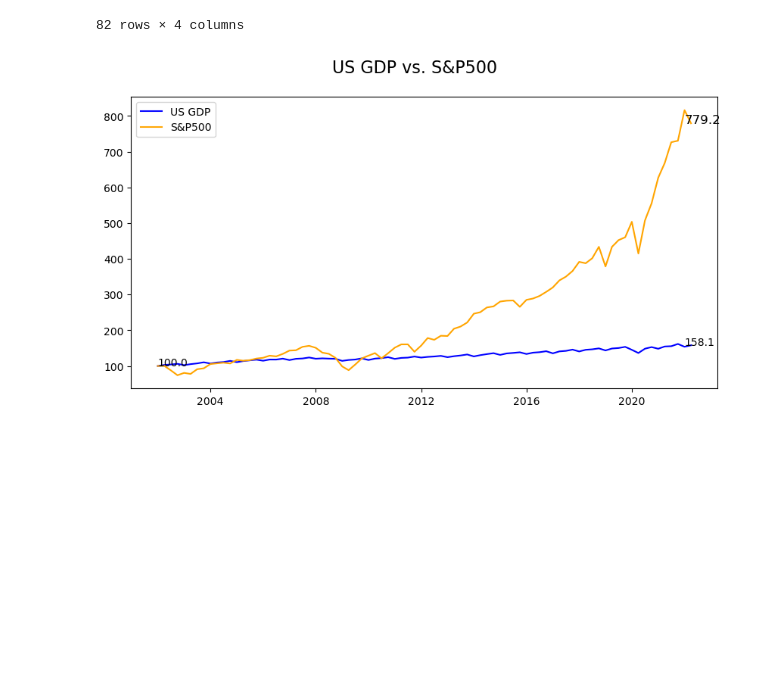
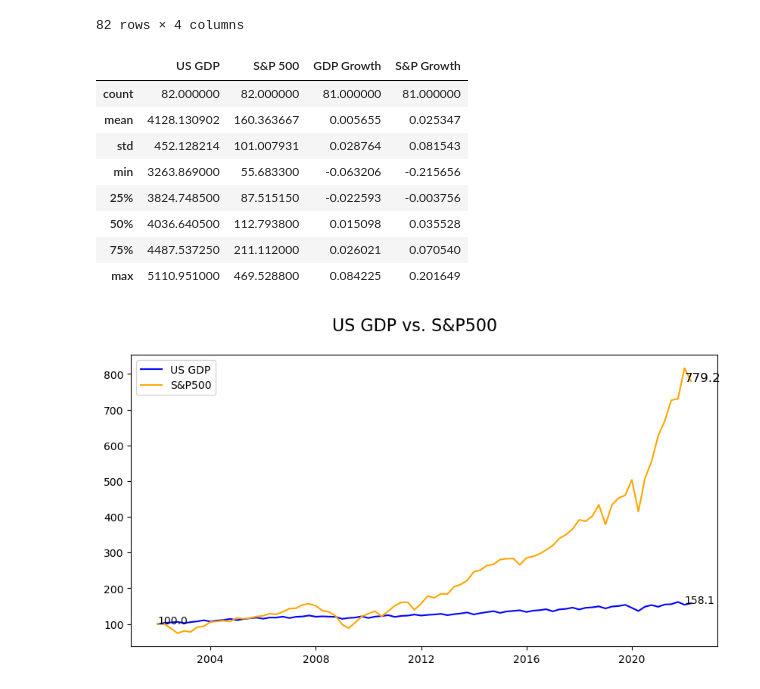
Before and after one commit to tillfurger/stock_vs_gdp, a Jupyter notebook: notebooks/data_analysis.ipynb, the cells around one changed output. Drawn from its saved outputs; the diff is of its cells as text; code cells hidden in the pictures; blank space fills up the shorter version.

```diff
--- a/notebooks/data_analysis.ipynb
+++ b/notebooks/data_analysis.ipynb
@@ -47,11 +47,23 @@ data
 # %%
 # Write a latex label with summary statistics
 
 data_info = data.describe()
 data_info.columns = ['US GDP','S&P 500', 'GDP Growth', 'S&P Growth']
 
 with open('../reports/tables/summary_statistics.tex','w') as tf:
     tf.write(data_info.style.to_latex())
+
+data_info
+# %% [output]
+|  | US GDP | S&P 500 | GDP Growth | S&P Growth |
+| count | 82.000000 | 82.000000 | 81.000000 | 81.000000 |
+| mean | 4128.130902 | 160.363667 | 0.005655 | 0.025347 |
+| std | 452.128214 | 101.007931 | 0.028764 | 0.081543 |
+| min | 3263.869000 | 55.683300 | -0.063206 | -0.215656 |
+| 25% | 3824.748500 | 87.515150 | -0.022593 | -0.003756 |
+| 50% | 4036.640500 | 112.793800 | 0.015098 | 0.035528 |
+| 75% | 4487.537250 | 211.112000 | 0.026021 | 0.070540 |
+| max | 5110.951000 | 469.528800 | 0.084225 | 0.201649 |
 # %%
 # Make the two series to start at 100
 
```
Also changed, not shown: parts of 3 cells of this notebook, 3 other files.
